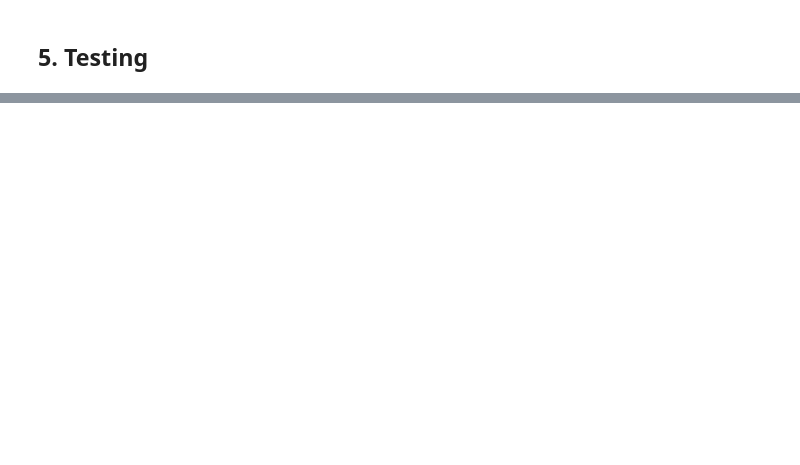
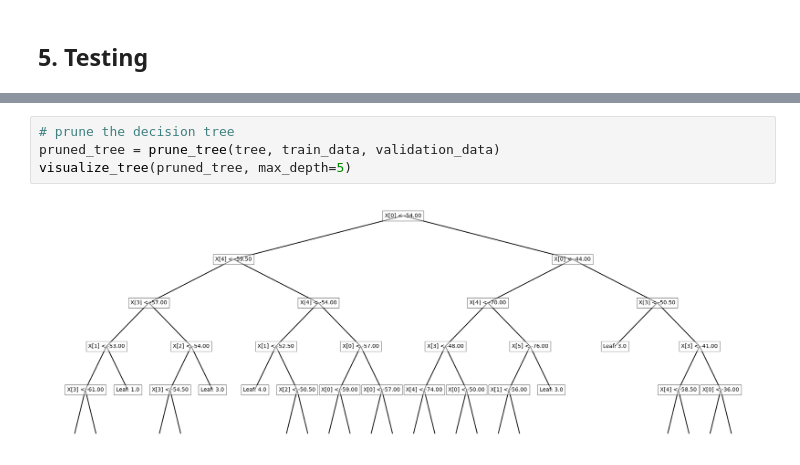
Before and after one commit to IC-24fall-Intro2ML/CW1-DecisionTree, a Jupyter notebook: Decision_Tree.ipynb, the cells around one changed output, grey strips where cells are left out. Drawn from its saved outputs; the diff is of its cells as text; blank space fills up the shorter version.

```diff
--- a/Decision_Tree.ipynb
+++ b/Decision_Tree.ipynb
@@ -403,0 +433,6 @@ F1: [0.99122807 0.93714286 0.94736842 0.99408284]
+# %%
+# prune the decision tree
+pruned_tree = prune_tree(tree, train_data, validation_data)
+visualize_tree(pruned_tree, max_depth=5)
+# %% [output]
+[figure, added]
```
Also changed, not shown: parts of 9 cells of this notebook.
